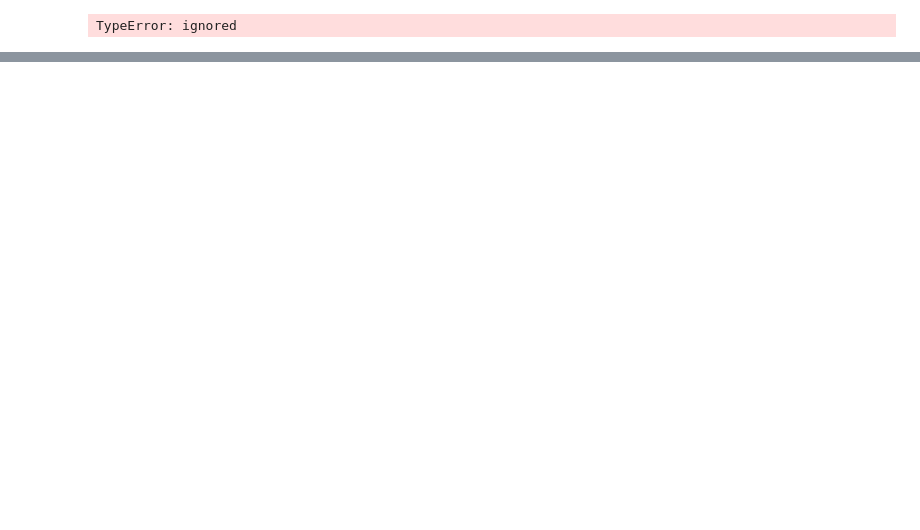
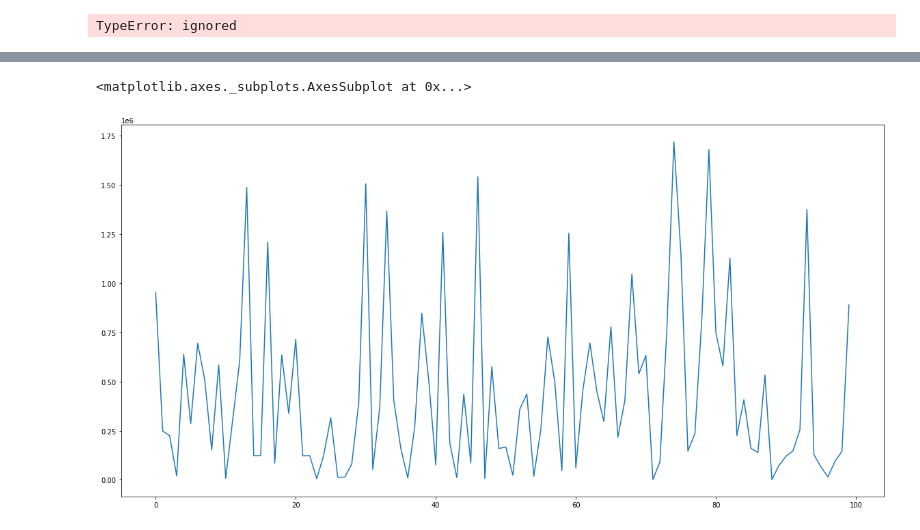
Before and after one commit to steve-keys/ELP-SEM2-2021, a Jupyter notebook: Extended_Learning_Portfolio_Steven_Keys.ipynb, the cells around one changed output, grey strips where cells are left out. Cells and saved outputs as stored; diff of their text form; code cells hidden in the pictures; blank space fills up the shorter version.

```diff
--- a/Extended_Learning_Portfolio_Steven_Keys.ipynb
+++ b/Extended_Learning_Portfolio_Steven_Keys.ipynb
@@ -204,0 +335,6 @@ THINGS LEFT TO DO
+# %%
+# I can adjust the size of the graph
+Profit.plot(figsize=(20,10))
+# %% [output]
+<matplotlib.axes._subplots.AxesSubplot at 0x...>
+[figure, added]
```
Also changed, not shown: parts of 22 cells of this notebook.
